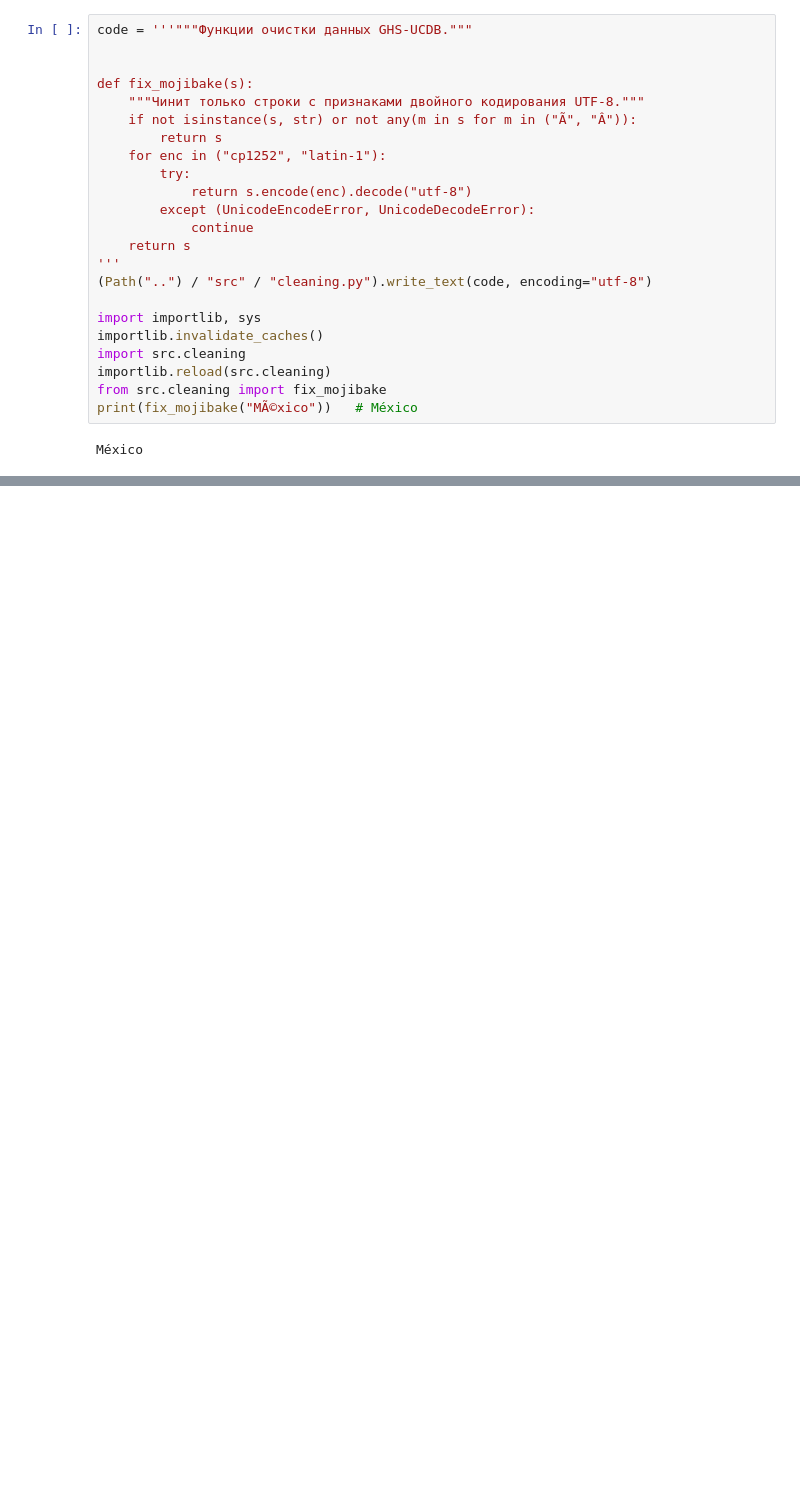
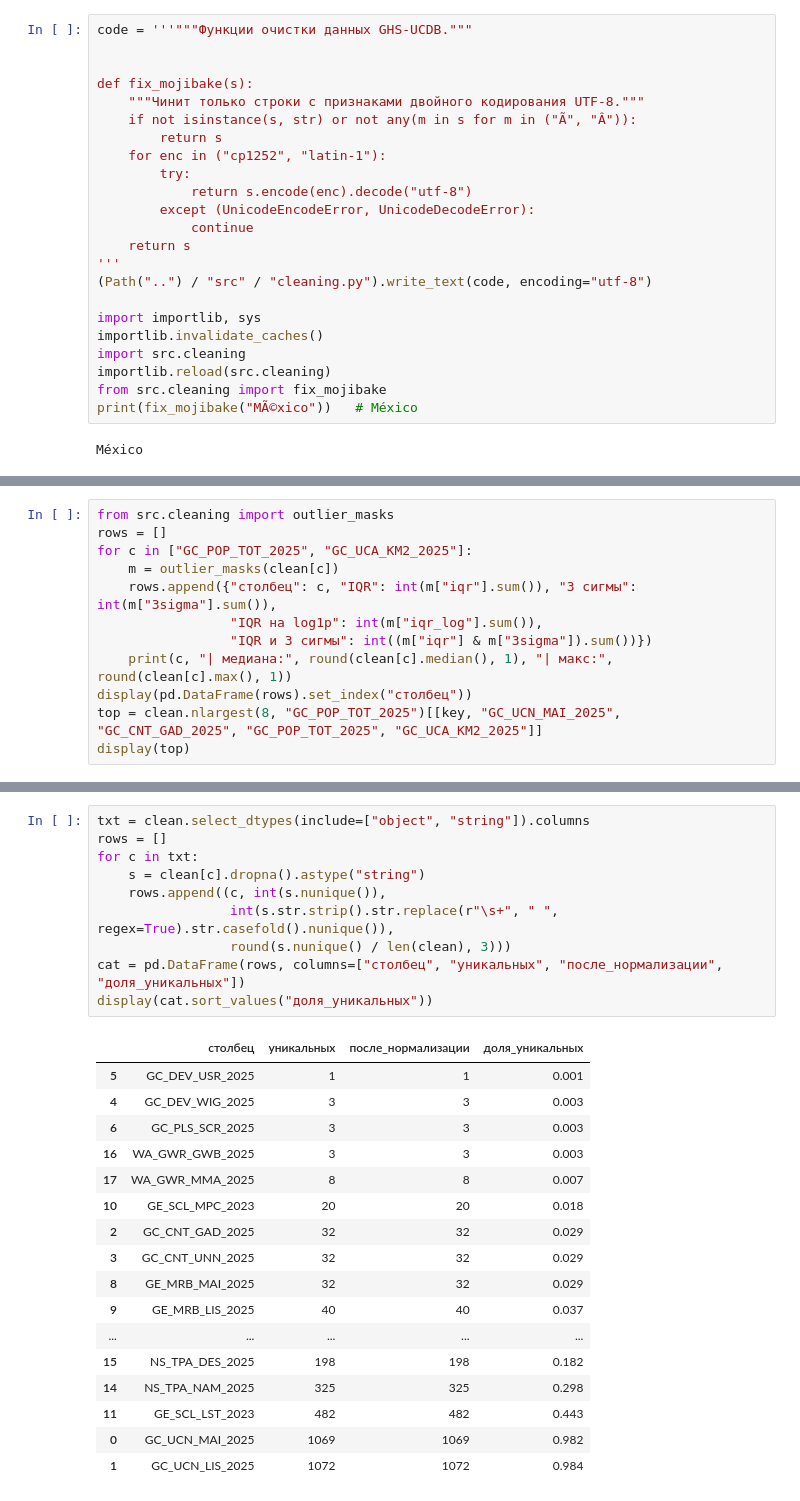
Before and after one commit to 777hotkat777-debug/data-analysis-course, a Jupyter notebook: notebooks/01_overview.ipynb, the cells around one changed output, grey strips where cells are left out. Saved outputs shown, nothing was run; the diff lists cells and outputs as text; blank space fills up the shorter version.

```diff
--- a/notebooks/01_overview.ipynb
+++ b/notebooks/01_overview.ipynb
@@ -322,0 +1189,12 @@ México
+# %%
+from src.cleaning import outlier_masks
+rows = []
+for c in ["GC_POP_TOT_2025", "GC_UCA_KM2_2025"]:
+    m = outlier_masks(clean[c])
+    rows.append({"столбец": c, "IQR": int(m["iqr"].sum()), "3 сигмы": int(m["3sigma"].sum()),
+                 "IQR на log1p": int(m["iqr_log"].sum()),
+                 "IQR и 3 сигмы": int((m["iqr"] & m["3sigma"]).sum())})
+    print(c, "| медиана:", round(clean[c].median(), 1), "| макс:", round(clean[c].max(), 1))
+display(pd.DataFrame(rows).set_index("столбец"))
+top = clean.nlargest(8, "GC_POP_TOT_2025")[[key, "GC_UCN_MAI_2025", "GC_CNT_GAD_2025", "GC_POP_TOT_2025", "GC_UCA_KM2_2025"]]
+display(top)
@@ -322,0 +1248,28 @@ México
+# %%
+txt = clean.select_dtypes(include=["object", "string"]).columns
+rows = []
+for c in txt:
+    s = clean[c].dropna().astype("string")
+    rows.append((c, int(s.nunique()),
+                 int(s.str.strip().str.replace(r"\s+", " ", regex=True).str.casefold().nunique()),
+                 round(s.nunique() / len(clean), 3)))
+cat = pd.DataFrame(rows, columns=["столбец", "уникальных", "после_нормализации", "доля_уникальных"])
+display(cat.sort_values("доля_уникальных"))
+# %% [output]
+|  | столбец | уникальных | после_нормализации | доля_уникальных |
+| 5 | GC_DEV_USR_2025 | 1 | 1 | 0.001 |
+| 4 | GC_DEV_WIG_2025 | 3 | 3 | 0.003 |
+| 6 | GC_PLS_SCR_2025 | 3 | 3 | 0.003 |
+| 16 | WA_GWR_GWB_2025 | 3 | 3 | 0.003 |
+| 17 | WA_GWR_MMA_2025 | 8 | 8 | 0.007 |
+| 10 | GE_SCL_MPC_2023 | 20 | 20 | 0.018 |
+| 2 | GC_CNT_GAD_2025 | 32 | 32 | 0.029 |
+| 3 | GC_CNT_UNN_2025 | 32 | 32 | 0.029 |
+| 8 | GE_MRB_MAI_2025 | 32 | 32 | 0.029 |
+| 9 | GE_MRB_LIS_2025 | 40 | 40 | 0.037 |
+| ... | ... | ... | ... | ... |
+| 15 | NS_TPA_DES_2025 | 198 | 198 | 0.182 |
+| 14 | NS_TPA_NAM_2025 | 325 | 325 | 0.298 |
+| 11 | GE_SCL_LST_2023 | 482 | 482 | 0.443 |
+| 0 | GC_UCN_MAI_2025 | 1069 | 1069 | 0.982 |
+| 1 | GC_UCN_LIS_2025 | 1072 | 1072 | 0.984 |
```
Also changed, not shown: parts of 65 cells of this notebook.
